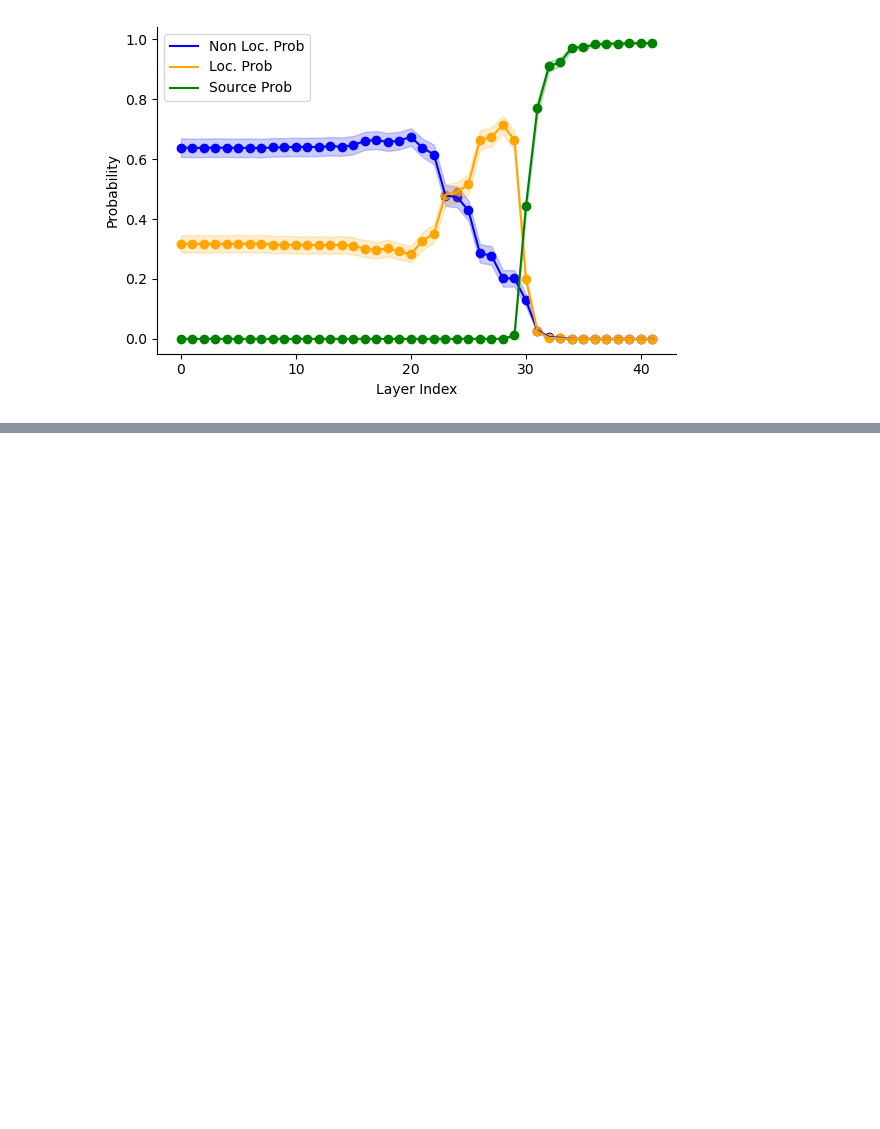
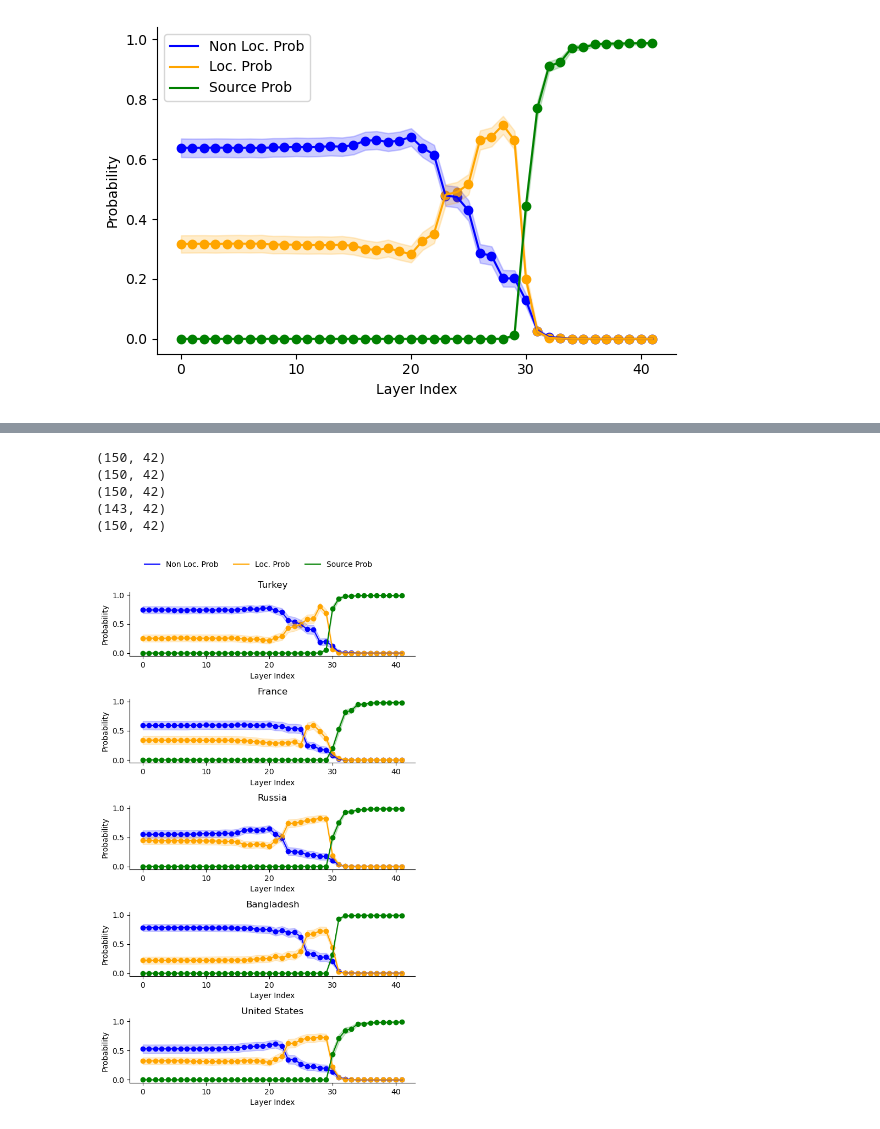
Before and after one commit to BerkeArgin/llm-localization, a Jupyter notebook: patchscope.ipynb, the cells around one changed output, grey strips where cells are left out. Cells and saved outputs as stored; diff of their text form; code cells hidden in the pictures; blank space fills up the shorter version.

```diff
--- a/patchscope.ipynb
+++ b/patchscope.ipynb
@@ -167,0 +215,47 @@ fig.savefig("exp_patchscope_trans.pdf", dpi=300, bbox_inches='tight')
+# %%
+countries = outputs_df['country'].unique()
+fig, axes = plt.subplots(len(countries), 1, figsize=(6, 2 * len(countries)))
+
+handles, labels = None, None
+
+for i, country in enumerate(countries):
+    ax = axes[i]
+    plot_avg_probs_ax(
+        outputs_df.query(f"country == @country"),
+        ax=ax,
+        include_source=True
+    )
+    # Grab legend handles/labels (last subplot will overwrite earlier ones, which is fine if they're consistent)
+    handles, labels = ax.get_legend_handles_labels()
+
+    # Remove axis-level legend (if drawn by `plot_avg_probs_ax`)
+    if ax.get_legend() is not None:
+        ax.get_legend().remove()
+
+    ax.set_title(country)
+
+# Ensure subplots are nicely laid out
+fig.tight_layout()
+
+# Adjust so there's space at the top for the figure-level legend
+fig.subplots_adjust(top=0.95)
+
+# Create a single legend across the entire figure, centered at top
+fig.legend(
+    handles,
+    labels,
+    loc='upper center',
+    bbox_to_anchor=(0.5, 1.02),
+    ncol=3,
+    frameon=False  # remove legend border
+)
+
+fig.savefig("exp_patchscope_trans_perculture.pdf", dpi=300, bbox_inches='tight')
+plt.show()
+# %% [output]
+(150, 42)
+(150, 42)
+(150, 42)
+(143, 42)
+(150, 42)
+[figure, added]
```
Also changed, not shown: parts of 13 cells of this notebook.
